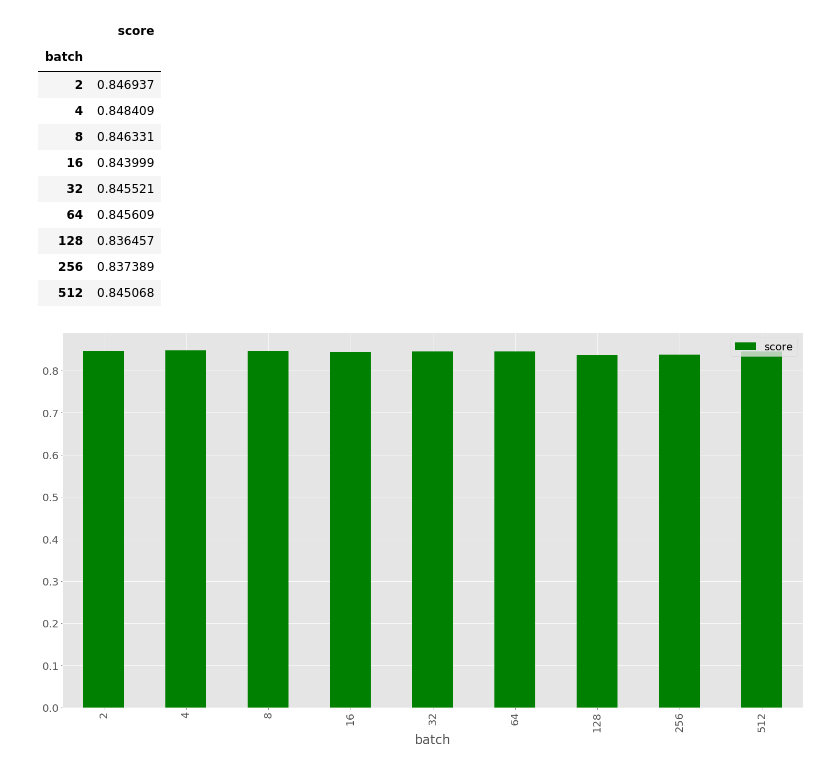
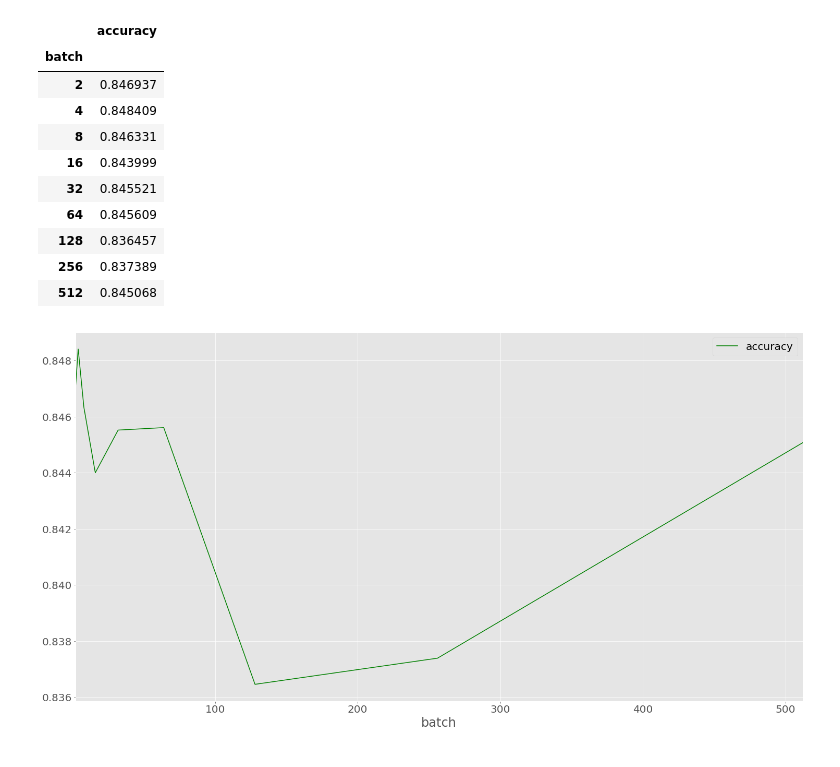
Before and after one commit to husztidorottya/Onlab, a Jupyter notebook: createDiagramFromParameters.ipynb, the cells around one changed output. Saved outputs shown, nothing was run; the diff lists cells and outputs as text; code cells hidden in the pictures.

Commit message:
visualization

```diff
--- a/createDiagramFromParameters.ipynb
+++ b/createDiagramFromParameters.ipynb
@@ -18,10 +18,10 @@ matplotlib.pyplot.rcParams['font.size'] = 20
 df = pd.read_csv('log_experiment.csv')
 
 # visualize the score according to the average of embeddingDim
-df.groupby(by=[df.embedding]).mean().plot(y='score', kind='bar', color='blue')
+df.groupby(by=[df.embedding]).mean().plot(y='accuracy', color='blue')
 
 # show table grouped by embeddingDim
-columns = ['score']
+columns = ['accuracy']
 df_embedding = df[columns]
 df_embedding.groupby(by=[df.embedding]).mean()
 # %% [output]
@@ -57,22 +57,22 @@ df_LSTM.groupby(by=[df.LSTM]).mean()
 # %%
 # visualize the score according to the average of batch size
-df.groupby(by=[df.batch]).mean().plot(y='score', kind='bar', color='green')
+df.groupby(by=[df.batch]).mean().plot(y='accuracy', color='green')
 
 # show table grouped by batch size
 df_batch = df[columns]
 df_batch.groupby(by=[df.batch]).mean()
 # %% [output]
-|  | score |
+|  | accuracy |
 | batch |  |
 | 2 | 0.846937 |
 | 4 | 0.848409 |
 | 8 | 0.846331 |
 | 16 | 0.843999 |
 | 32 | 0.845521 |
 | 64 | 0.845609 |
 | 128 | 0.836457 |
 | 256 | 0.837389 |
 | 512 | 0.845068 |
-[figure, old version]
+[figure, new version]
 # %%
 # visualize the score according to the average of character number
```
Also changed, not shown: parts of 6 cells of this notebook.
